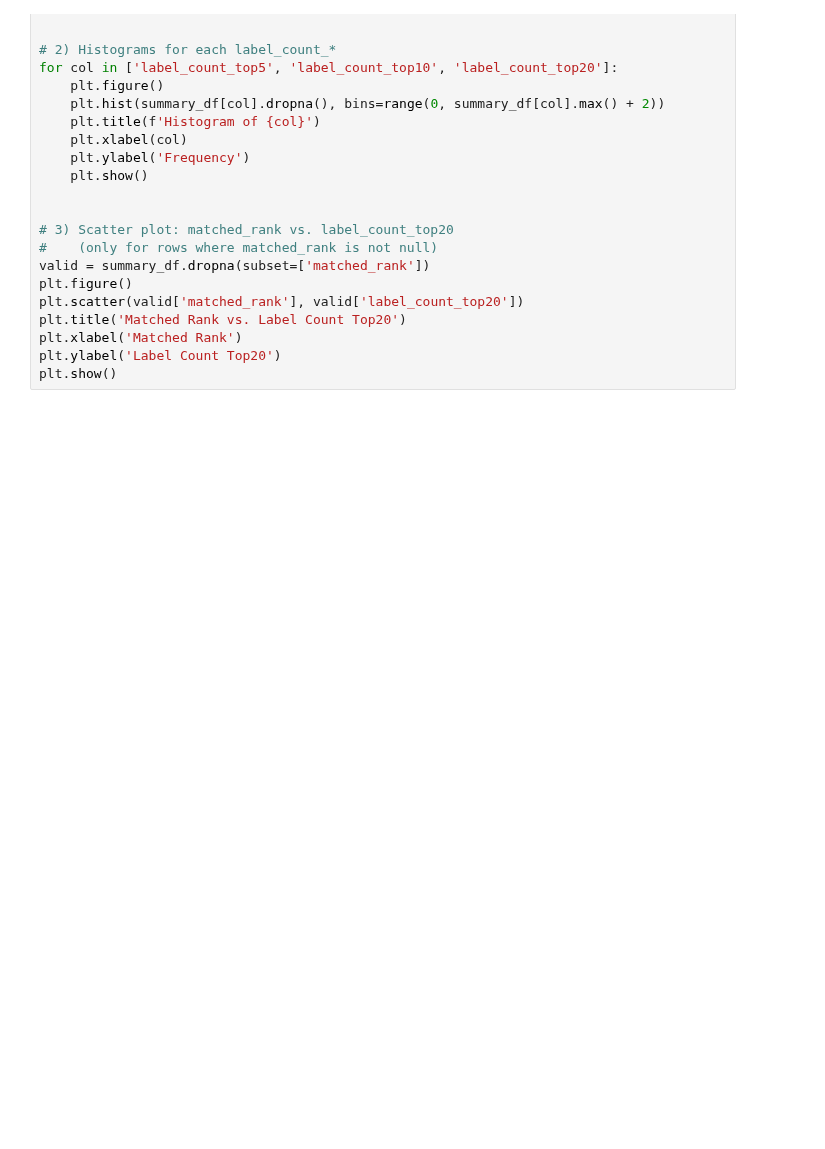
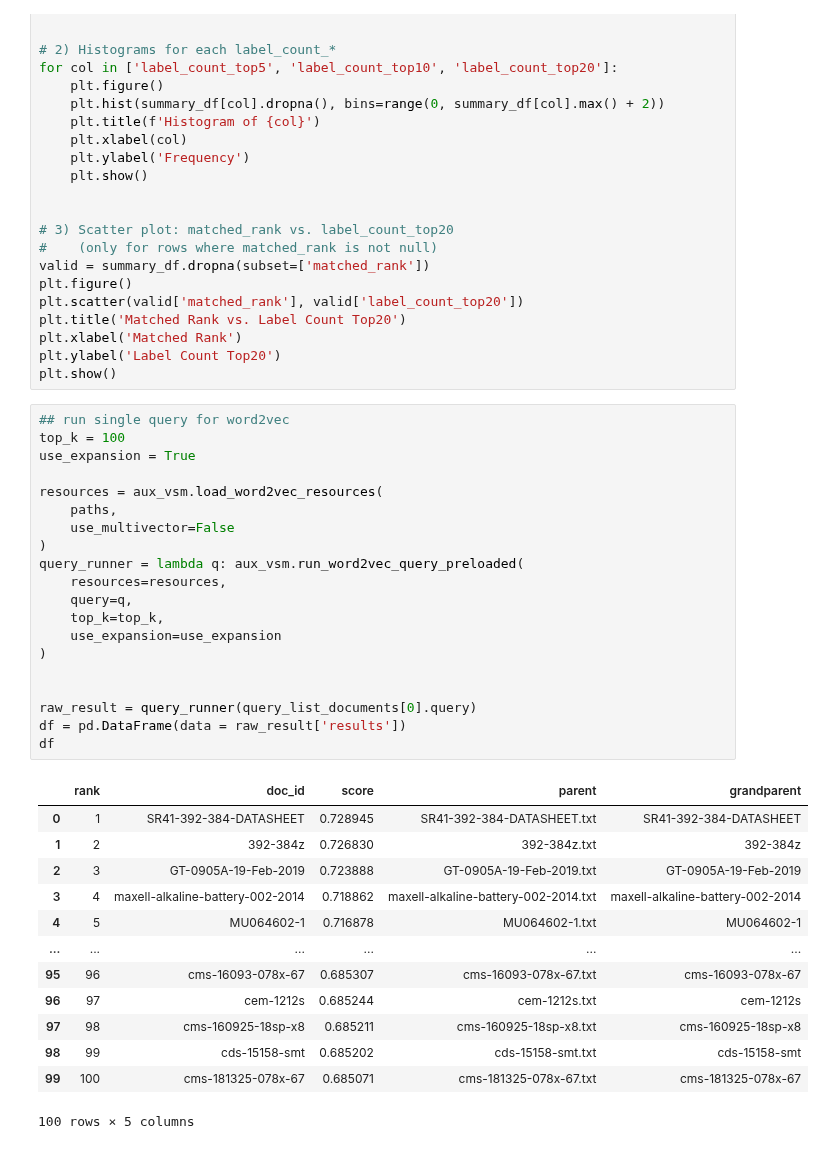
Before and after one commit to pablodevicente/RI_2-Product_Catalog_Classifier, a Jupyter notebook: 01-code/09 - retrieval_evaluation.ipynb, the cells around one changed output. Saved outputs shown, nothing was run; the diff lists cells and outputs as text; blank space fills up the shorter version.

```diff
--- a/01-code/09 - retrieval_evaluation.ipynb
+++ b/01-code/09 - retrieval_evaluation.ipynb
@@ -174,3 +126,37 @@ plt.title('Matched Rank vs. Label Count Top20')
 plt.xlabel('Matched Rank')
 plt.ylabel('Label Count Top20')
 plt.show()
+# %%
+## run single query for word2vec
+top_k = 100
+use_expansion = True
+
+resources = aux_vsm.load_word2vec_resources(
+    paths,
+    use_multivector=False
+)
+query_runner = lambda q: aux_vsm.run_word2vec_query_preloaded(
+    resources=resources,
+    query=q,
+    top_k=top_k,
+    use_expansion=use_expansion
+)
+
+
+raw_result = query_runner(query_list_documents[0].query)
+df = pd.DataFrame(data = raw_result['results'])
+df
+# %% [output]
+|  | rank | doc_id | score | parent | grandparent |
+| 0 | 1 | SR41-392-384-DATASHEET | 0.728945 | SR41-392-384-DATASHEET.txt | SR41-392-384-DATASHEET |
+| 1 | 2 | 392-384z | 0.726830 | 392-384z.txt | 392-384z |
+| 2 | 3 | GT-0905A-19-Feb-2019 | 0.723888 | GT-0905A-19-Feb-2019.txt | GT-0905A-19-Feb-2019 |
+| 3 | 4 | maxell-alkaline-battery-002-2014 | 0.718862 | maxell-alkaline-battery-002-2014.txt | maxell-alkaline-battery-002-2014 |
+| 4 | 5 | MU064602-1 | 0.716878 | MU064602-1.txt | MU064602-1 |
+| ... | ... | ... | ... | ... | ... |
+| 95 | 96 | cms-16093-078x-67 | 0.685307 | cms-16093-078x-67.txt | cms-16093-078x-67 |
+| 96 | 97 | cem-1212s | 0.685244 | cem-1212s.txt | cem-1212s |
+| 97 | 98 | cms-160925-18sp-x8 | 0.685211 | cms-160925-18sp-x8.txt | cms-160925-18sp-x8 |
+| 98 | 99 | cds-15158-smt | 0.685202 | cds-15158-smt.txt | cds-15158-smt |
+| 99 | 100 | cms-181325-078x-67 | 0.685071 | cms-181325-078x-67.txt | cms-181325-078x-67 |
+100 rows × 5 columns
```
Also changed, not shown: parts of 10 cells of this notebook, 2 other files.
